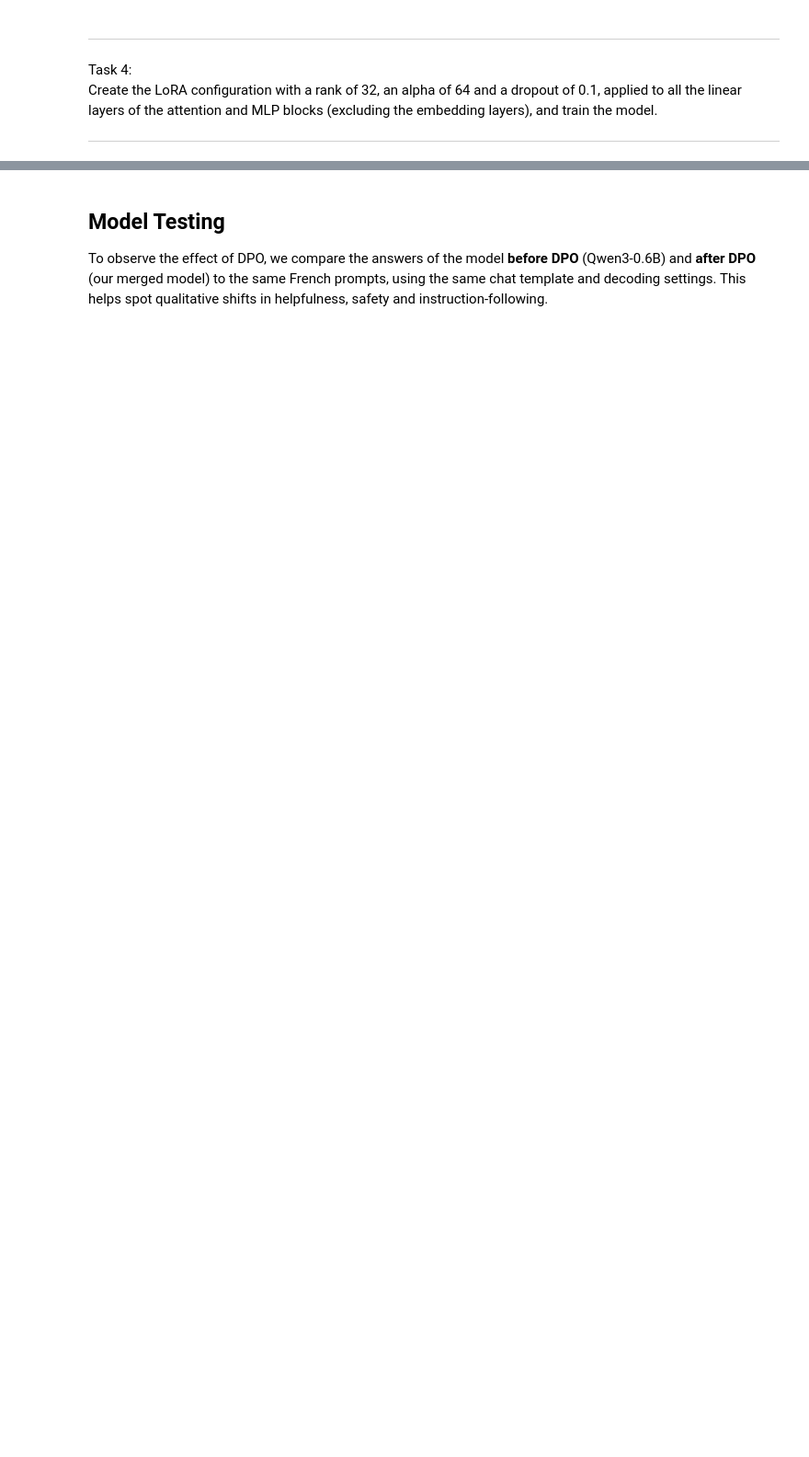
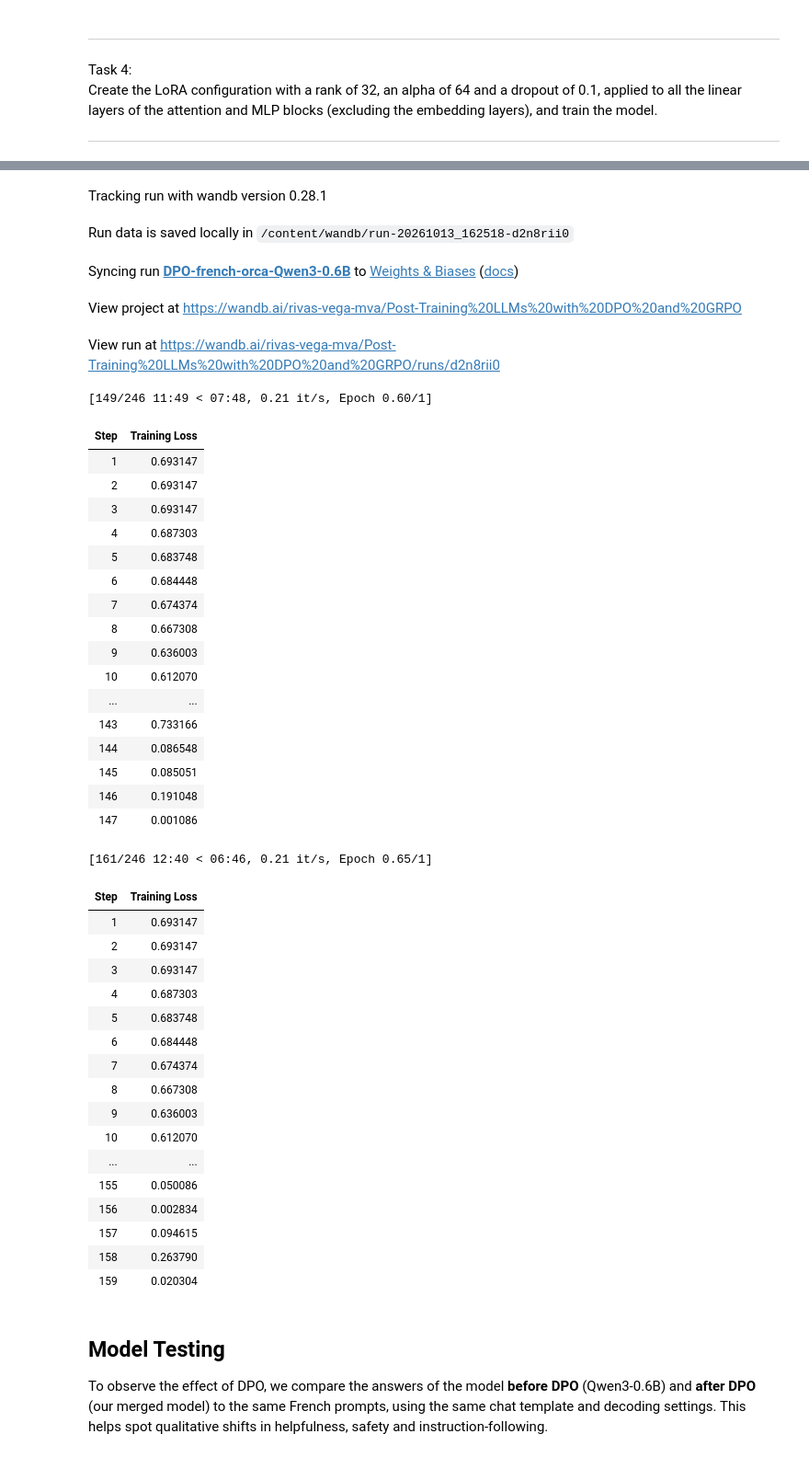
Before and after one commit to rivas-vega/Advanced-learning-for-text-and-graph-data, a Jupyter notebook: Copy_2026_APM_53674_EP_Lab3.ipynb, the cells around one changed output, grey strips where cells are left out. Shown at 92% size. Saved outputs shown, nothing was run; the diff lists cells and outputs as text; code cells hidden in the pictures; blank space fills up the shorter version.

```diff
--- a/Copy_2026_APM_53674_EP_Lab3.ipynb
+++ b/Copy_2026_APM_53674_EP_Lab3.ipynb
@@ -182,7 +179,10 @@ Create the quantization configuration to load the model with 4 bits.
 </font></h4>
 # %%
 # Quantization configuration
-quantization_config = #fill the gap
+quantization_config = BitsAndBytesConfig(
+    load_in_4bit=True,
+    bnb_4bit_compute_dtype=torch.float16,
+) ##gap filled
 
 # Load the model to finetune
 model = AutoModelForCausalLM.from_pretrained(
@@ -241,7 +246,7 @@ def preprocess_for_dpo(example):
         messages.append({"role": "system", "content": example['system']})
 
     # fill the gap: add the user message, from the question field of the dataset
-    user_message = {} # fill here
+    user_message = {"role":"user","content": example['question']} # fill here
     messages.append(user_message)
 
     # Create prompt with generation prompt for DPO
@@ -323,7 +331,7 @@ Create the LoRA configuration with a rank of 32, an alpha of 64 and a dropout of
 </font></h4>
 # %%
 # LoRA configuration
-peft_config = # fill the gap
+peft_config = LoraConfig(r=32,lora_alpha=64,lora_dropout=0.1,target_modules=["gate_proj","up_proj", "down_proj", "q_proj","k_proj","v_proj","o_proj","in_proj_qkv","in_proj_z","in_proj_b","in_proj_a","out_proj"])
 
 # Training configuration
 training_args = DPOConfig(
@@ -371,3 +379,4 @@ print(f"Rejected: {dpo_dataset[0]['rejected']}")
 
 # Train
 trainer.train()
+# %% [output]
@@ -374,3 +401,44 @@ trainer.train()
+Tracking run with wandb version 0.28.1
+Run data is saved locally in /content/wandb/run-20261013_162518-d2n8rii0
+Syncing run DPO-french-orca-Qwen3-0.6B to Weights & Biases (docs)
+View project at https://wandb.ai/rivas-vega-mva/Post-Training%20LLMs%20with%20DPO%20and%20GRPO
+View run at https://wandb.ai/rivas-vega-mva/Post-Training%20LLMs%20with%20DPO%20and%20GRPO/runs/d2n8rii0
+[149/246 11:49 < 07:48, 0.21 it/s, Epoch 0.60/1]
+| Step | Training Loss |
+| 1 | 0.693147 |
+| 2 | 0.693147 |
+| 3 | 0.693147 |
+| 4 | 0.687303 |
+| 5 | 0.683748 |
+| 6 | 0.684448 |
+| 7 | 0.674374 |
+| 8 | 0.667308 |
+| 9 | 0.636003 |
+| 10 | 0.612070 |
+| ... | ... |
+| 143 | 0.733166 |
+| 144 | 0.086548 |
+| 145 | 0.085051 |
+| 146 | 0.191048 |
+| 147 | 0.001086 |
+[161/246 12:40 < 06:46, 0.21 it/s, Epoch 0.65/1]
+| Step | Training Loss |
+| 1 | 0.693147 |
+| 2 | 0.693147 |
+| 3 | 0.693147 |
+| 4 | 0.687303 |
+| 5 | 0.683748 |
+| 6 | 0.684448 |
+| 7 | 0.674374 |
+| 8 | 0.667308 |
+| 9 | 0.636003 |
+| 10 | 0.612070 |
+| ... | ... |
+| 155 | 0.050086 |
+| 156 | 0.002834 |
+| 157 | 0.094615 |
+| 158 | 0.263790 |
+| 159 | 0.020304 |
 # %%
 # Save the LoRA adapters, then merge them into a 16-bit copy of the base model
 # (merging them into the 4-bit weights would re-quantize them and lose part of the finetuning)
```
Also changed, not shown: parts of 5 cells of this notebook.
